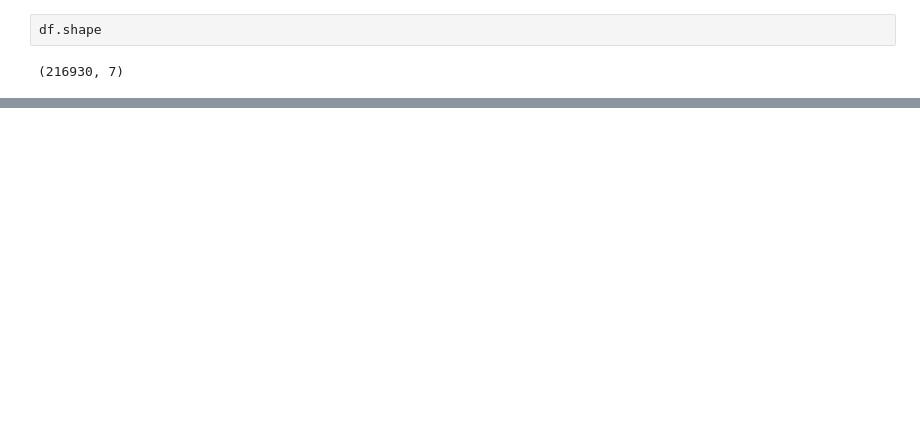
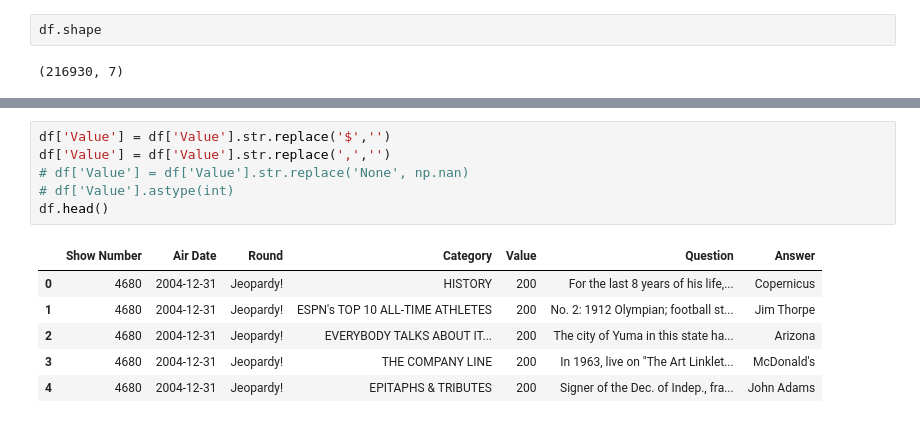
Before and after one commit to nfranchetti/Jeopardy, a Jupyter notebook: data_exploring.ipynb, the cells around one changed output, grey strips where cells are left out. Cells and saved outputs as stored; diff of their text form; blank space fills up the shorter version.

```diff
--- a/data_exploring.ipynb
+++ b/data_exploring.ipynb
@@ -80,0 +90,13 @@ dtype: bool
+# %%
+df['Value'] = df['Value'].str.replace('$','')
+df['Value'] = df['Value'].str.replace(',','')
+# df['Value'] = df['Value'].str.replace('None', np.nan)
+# df['Value'].astype(int)
+df.head()
+# %% [output]
+|  | Show Number | Air Date | Round | Category | Value | Question | Answer |
+| 0 | 4680 | 2004-12-31 | Jeopardy! | HISTORY | 200 | For the last 8 years of his life,... | Copernicus |
+| 1 | 4680 | 2004-12-31 | Jeopardy! | ESPN's TOP 10 ALL-TIME ATHLETES | 200 | No. 2: 1912 Olympian; football st... | Jim Thorpe |
+| 2 | 4680 | 2004-12-31 | Jeopardy! | EVERYBODY TALKS ABOUT IT... | 200 | The city of Yuma in this state ha... | Arizona |
+| 3 | 4680 | 2004-12-31 | Jeopardy! | THE COMPANY LINE | 200 | In 1963, live on "The Art Linklet... | McDonald's |
+| 4 | 4680 | 2004-12-31 | Jeopardy! | EPITAPHS & TRIBUTES | 200 | Signer of the Dec. of Indep., fra... | John Adams |
```
Also changed, not shown: parts of 10 cells of this notebook, 1 other file.
